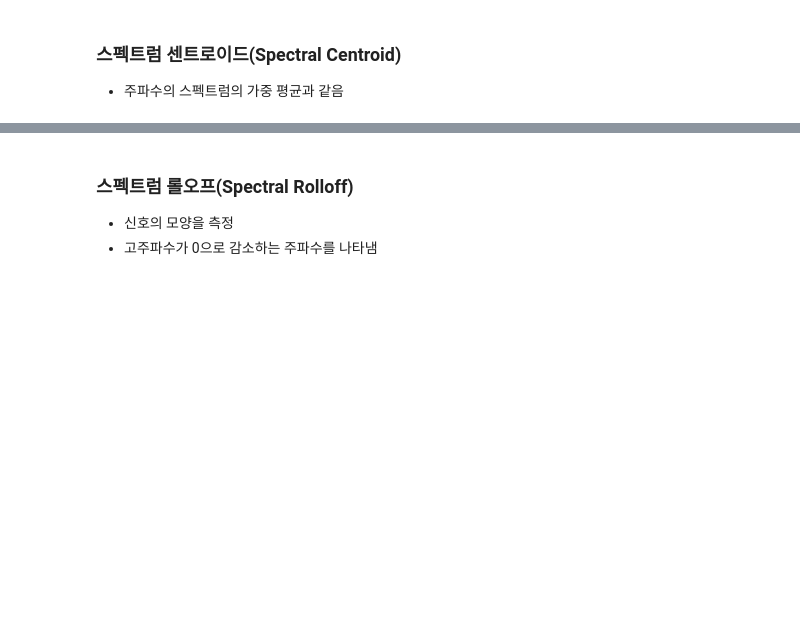
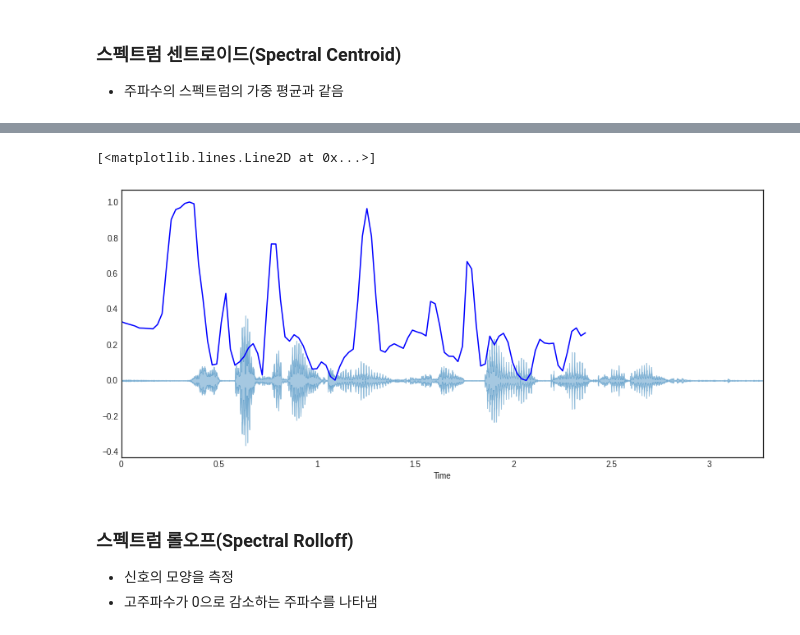
Before and after one commit to hyesukim1/Audio_study, a Jupyter notebook: _오디오_처리.ipynb, the cells around one changed output, grey strips where cells are left out. Drawn from its saved outputs; the diff is of its cells as text; code cells hidden in the pictures; blank space fills up the shorter version.

```diff
--- a/_오디오_처리.ipynb
+++ b/_오디오_처리.ipynb
@@ -489 +541,15 @@ $$
+# %%
+from sklearn.preprocessing import minmax_scale
+
+plt.figure(figsize=(14, 6))
+frames = range(len(spectral_centroids))
+t = librosa.frames_to_time(frames)
+
+librosa.display.waveplot(audio_np, sr=sr, alpha=0.4)
+plt.plot(t, minmax_scale(spectral_centroids, axis=0), color='b')
+# 파란색선: 주파수 평균에 가중평균을 더해준 것
+# 하늘색: waveform
+# %% [output]
+[<matplotlib.lines.Line2D at 0x...>]
+[figure, added]
 # %% [markdown]
```
Also changed, not shown: parts of 21 cells of this notebook.
